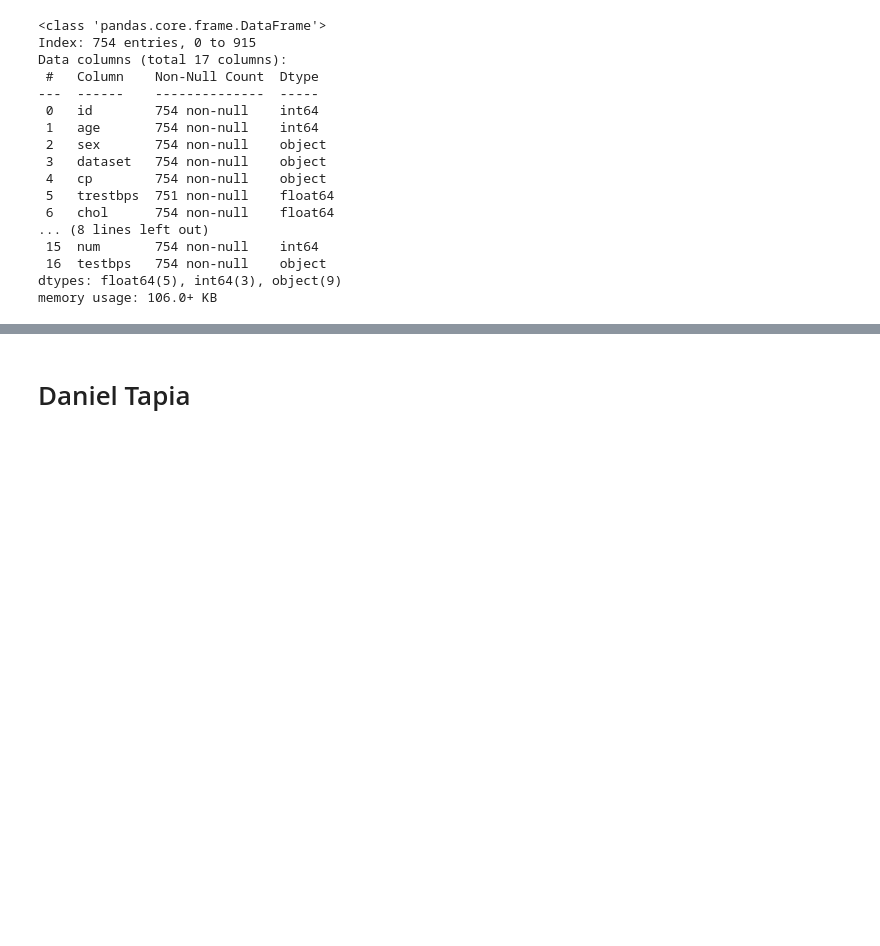
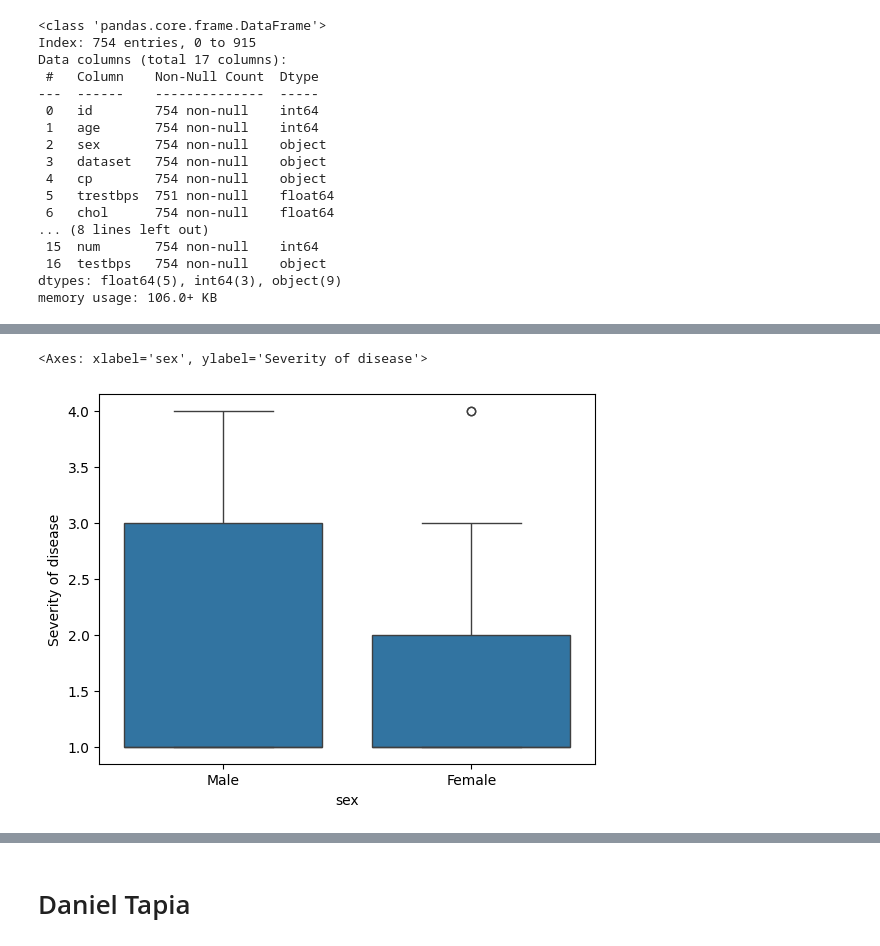
Before and after one commit to davprog9/Heart-Disease-Liklehood-Analysis, a Jupyter notebook: Analysis.ipynb, the cells around one changed output, grey strips where cells are left out. Drawn from its saved outputs; the diff is of its cells as text; code cells hidden in the pictures; blank space fills up the shorter version.

```diff
--- a/Analysis.ipynb
+++ b/Analysis.ipynb
@@ -205,0 +251,8 @@ memory usage: 106.0+ KB
+# %%
+# Severity of heart disease based on gender
+has_disease = data[data["num"] > 0]
+plt.ylabel("Severity of disease")
+sns.boxplot(x="sex", y="num", data=has_disease)
+# %% [output]
+<Axes: xlabel='sex', ylabel='Severity of disease'>
+[figure, added]
```
Also changed, not shown: parts of 9 cells of this notebook.
